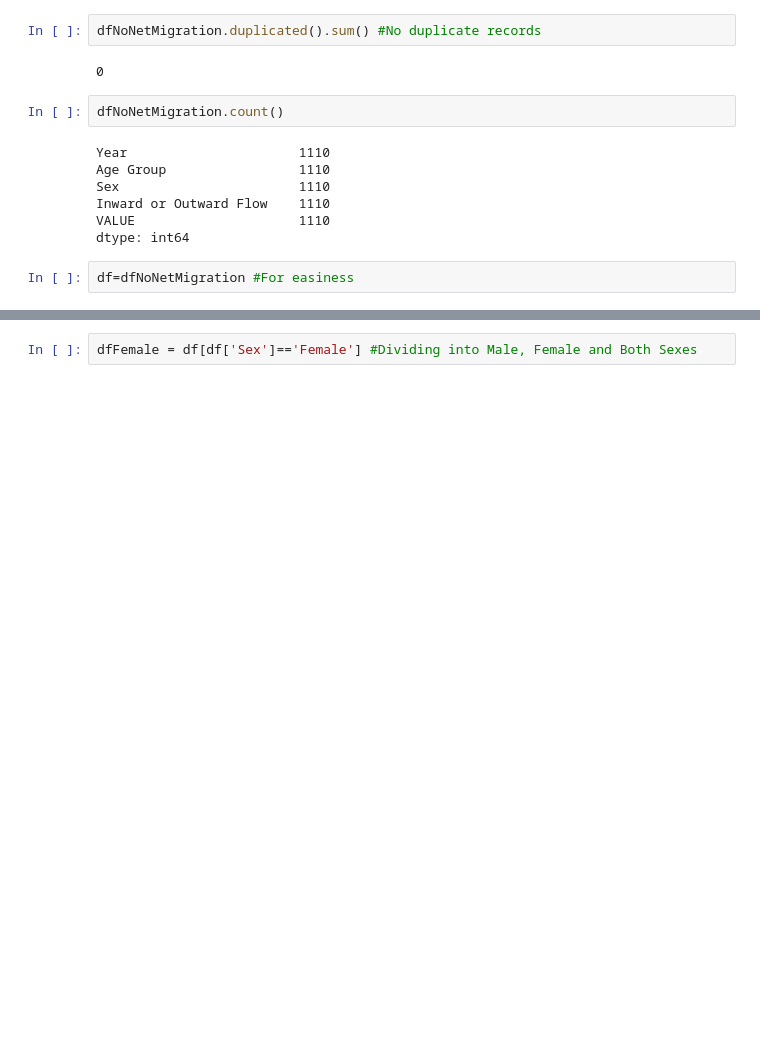
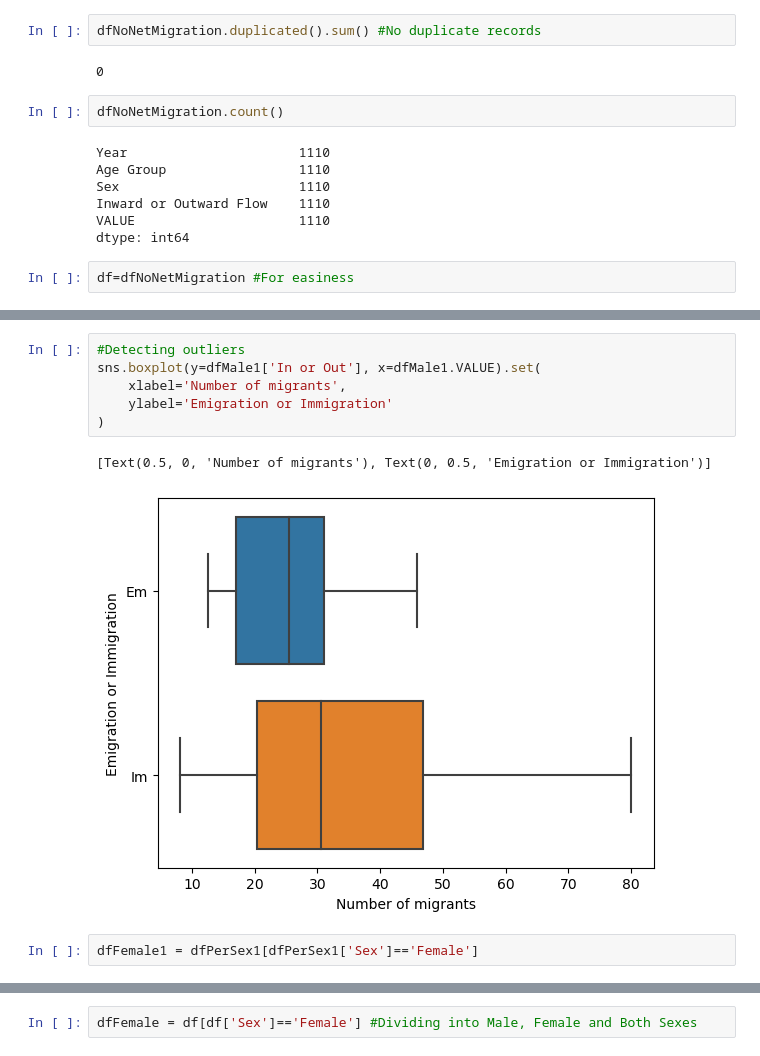
Before and after one commit to RubenCharleston/CA1-Migration-in-Ireland, a Jupyter notebook: Untitled.ipynb, the cells around one changed output, grey strips where cells are left out. Cells and saved outputs as stored; diff of their text form; blank space fills up the shorter version.

```diff
--- a/Untitled.ipynb
+++ b/Untitled.ipynb
@@ -549,0 +322,11 @@ ax = dfFemale1[dfFemale1['In or Out']=='Em'].VALUE.plot.kde()
+# %%
+#Detecting outliers
+sns.boxplot(y=dfMale1['In or Out'], x=dfMale1.VALUE).set(
+    xlabel='Number of migrants',
+    ylabel='Emigration or Immigration'
+)
+# %% [output]
+[Text(0.5, 0, 'Number of migrants'), Text(0, 0.5, 'Emigration or Immigration')]
+[figure, added]
+# %%
+dfFemale1 = dfPerSex1[dfPerSex1['Sex']=='Female']
```
Also changed, not shown: parts of 113 cells of this notebook.
